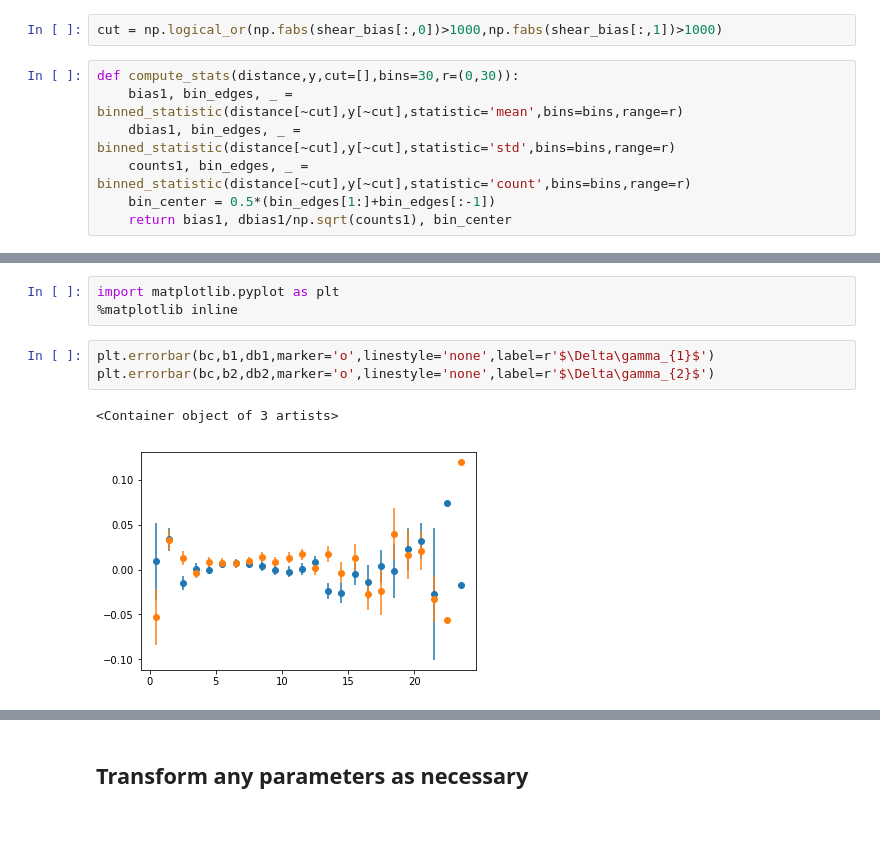
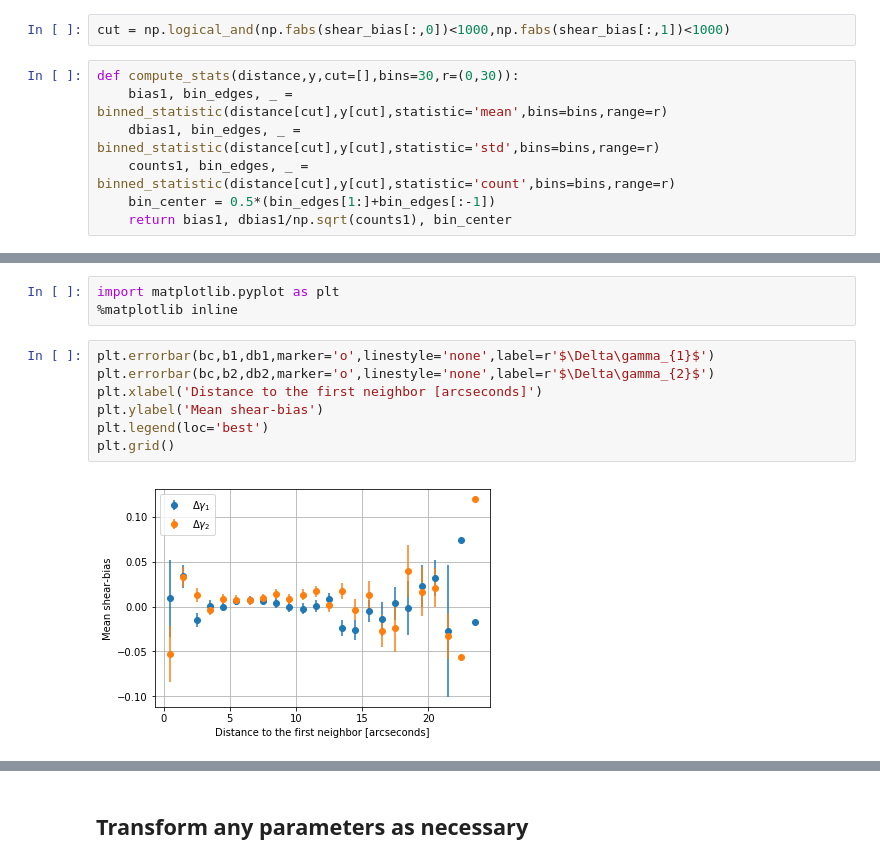
Before and after one commit to LSSTDESC/hackdeblend, a Jupyter notebook: skeleton.ipynb, the cells around one changed output, grey strips where cells are left out. Saved outputs shown, nothing was run; the diff lists cells and outputs as text; blank space fills up the shorter version.

```diff
--- a/skeleton.ipynb
+++ b/skeleton.ipynb
@@ -450,10 +429,10 @@ from scipy.stats import binned_statistic
 # %%
-cut = np.logical_or(np.fabs(shear_bias[:,0])>1000,np.fabs(shear_bias[:,1])>1000)
+cut = np.logical_and(np.fabs(shear_bias[:,0])<1000,np.fabs(shear_bias[:,1])<1000)
 # %%
 def compute_stats(distance,y,cut=[],bins=30,r=(0,30)):
-    bias1, bin_edges, _ = binned_statistic(distance[~cut],y[~cut],statistic='mean',bins=bins,range=r)
-    dbias1, bin_edges, _ = binned_statistic(distance[~cut],y[~cut],statistic='std',bins=bins,range=r)
-    counts1, bin_edges, _ = binned_statistic(distance[~cut],y[~cut],statistic='count',bins=bins,range=r)
+    bias1, bin_edges, _ = binned_statistic(distance[cut],y[cut],statistic='mean',bins=bins,range=r)
+    dbias1, bin_edges, _ = binned_statistic(distance[cut],y[cut],statistic='std',bins=bins,range=r)
+    counts1, bin_edges, _ = binned_statistic(distance[cut],y[cut],statistic='count',bins=bins,range=r)
     bin_center = 0.5*(bin_edges[1:]+bin_edges[:-1])
     return bias1, dbias1/np.sqrt(counts1), bin_center
 # %%
@@ -465,6 +444,9 @@ import matplotlib.pyplot as plt
 # %%
 plt.errorbar(bc,b1,db1,marker='o',linestyle='none',label=r'$\Delta\gamma_{1}$')
 plt.errorbar(bc,b2,db2,marker='o',linestyle='none',label=r'$\Delta\gamma_{2}$')
+plt.xlabel('Distance to the first neighbor [arcseconds]')
+plt.ylabel('Mean shear-bias')
+plt.legend(loc='best')
+plt.grid()
 # %% [output]
-<Container object of 3 artists>
-[figure, old version]
+[figure, new version]
```
Also changed, not shown: parts of 10 cells of this notebook.
